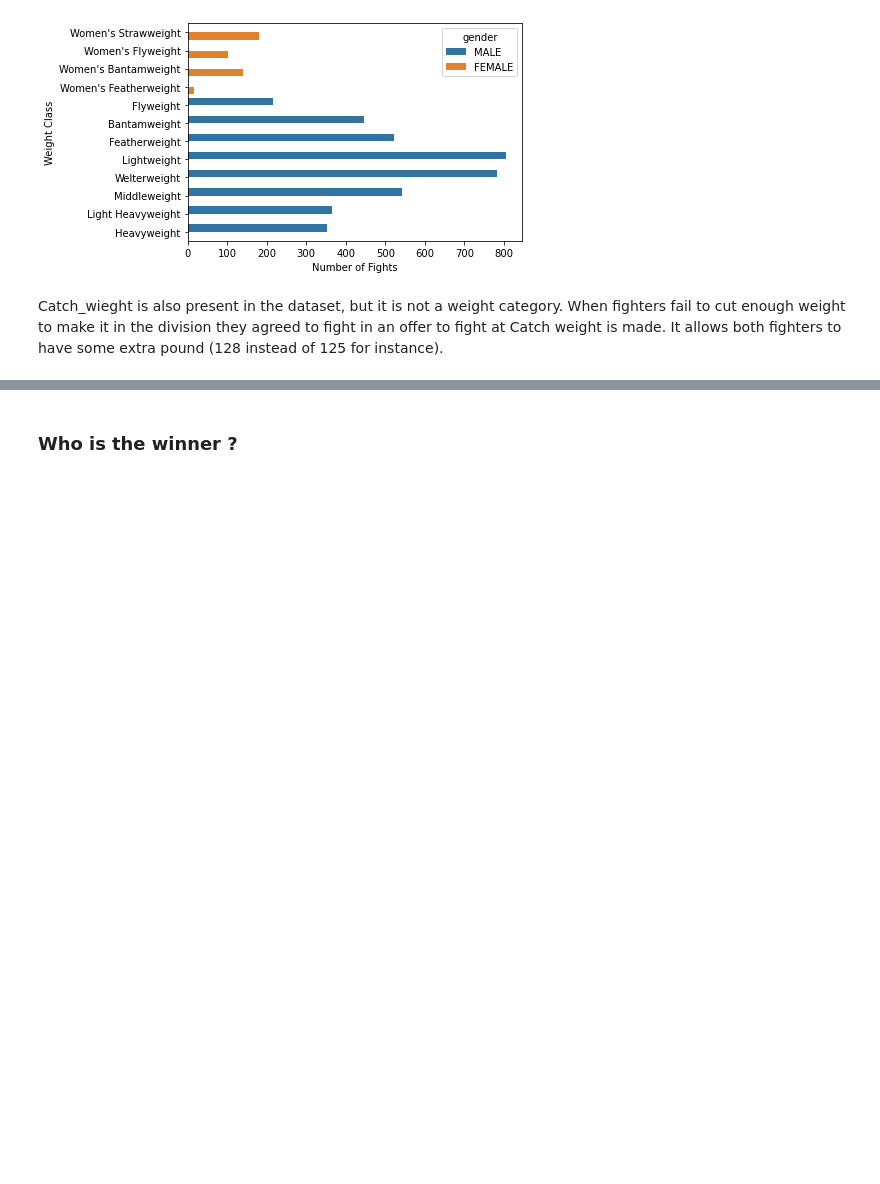
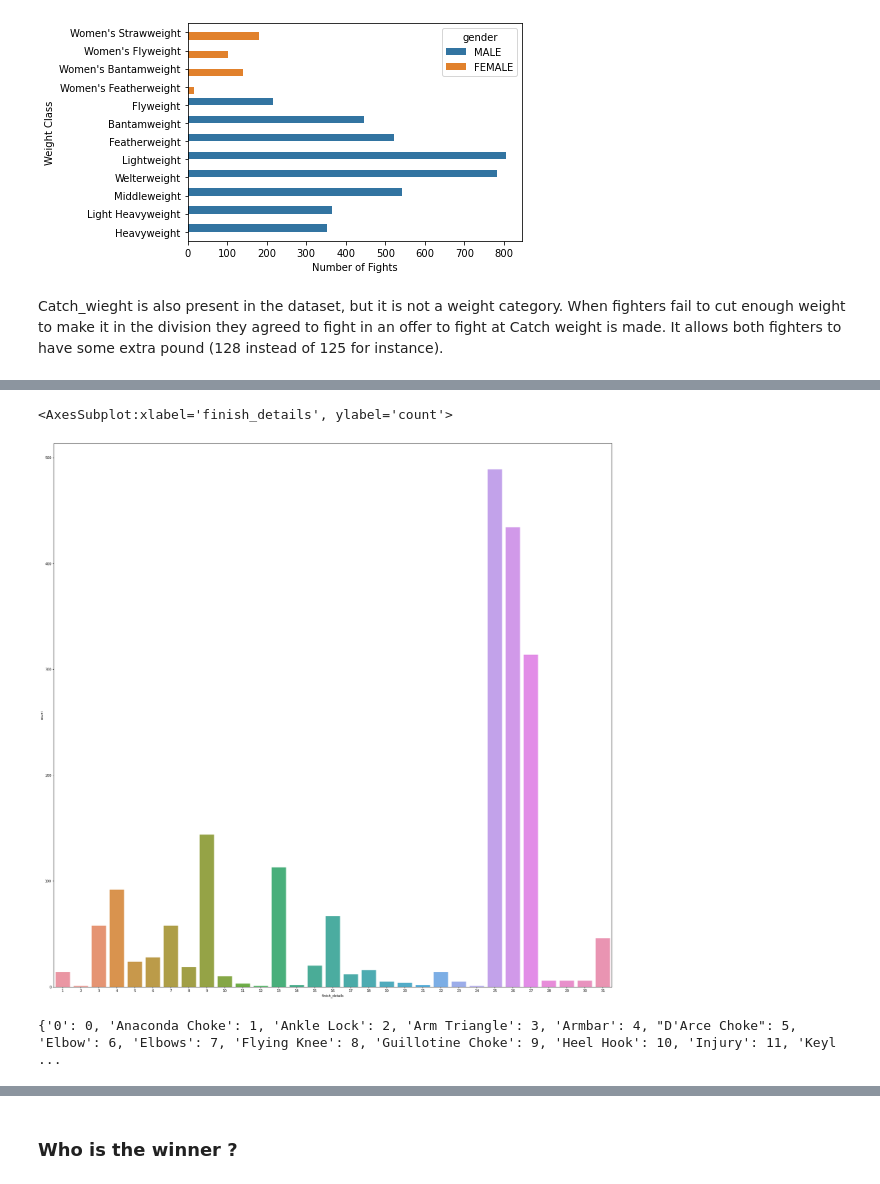
Before and after one commit to hugovergnes/UFCgraph, a Jupyter notebook: UFC_EDA.ipynb, the cells around one changed output, grey strips where cells are left out. Drawn from its saved outputs; the diff is of its cells as text; code cells hidden in the pictures; blank space fills up the shorter version.

```diff
--- a/UFC_EDA.ipynb
+++ b/UFC_EDA.ipynb
@@ -54,0 +71,16 @@ Catch_wieght is also present in the dataset, but it is not a weight category. Wh
+# %%
+label = LabelEncoder()
+df["finish_details"] = df["finish_details"].fillna('0')
+label.fit(df['finish_details'])
+label_name_mapping = dict(zip(label.classes_, label.transform(label.classes_)))
+df["finish_details"] = label.transform(df["finish_details"])
+plt.figure(figsize=(30, 30))
+finish_det = df['finish_details'].loc[df['finish_details'] != 0]
+sns.countplot(finish_det)
+# %% [output]
+<AxesSubplot:xlabel='finish_details', ylabel='count'>
+[figure, added]
+# %%
+print(label_name_mapping)
+# %% [output]
+{'0': 0, 'Anaconda Choke': 1, 'Ankle Lock': 2, 'Arm Triangle': 3, 'Armbar': 4, "D'Arce Choke": 5, 'Elbow': 6, 'Elbows': 7, 'Flying Knee': 8, 'Guillotine Choke': 9, 'Heel Hook': 10, 'Injury': 11, 'Keyl ...
```
Also changed, not shown: parts of 29 cells of this notebook.
